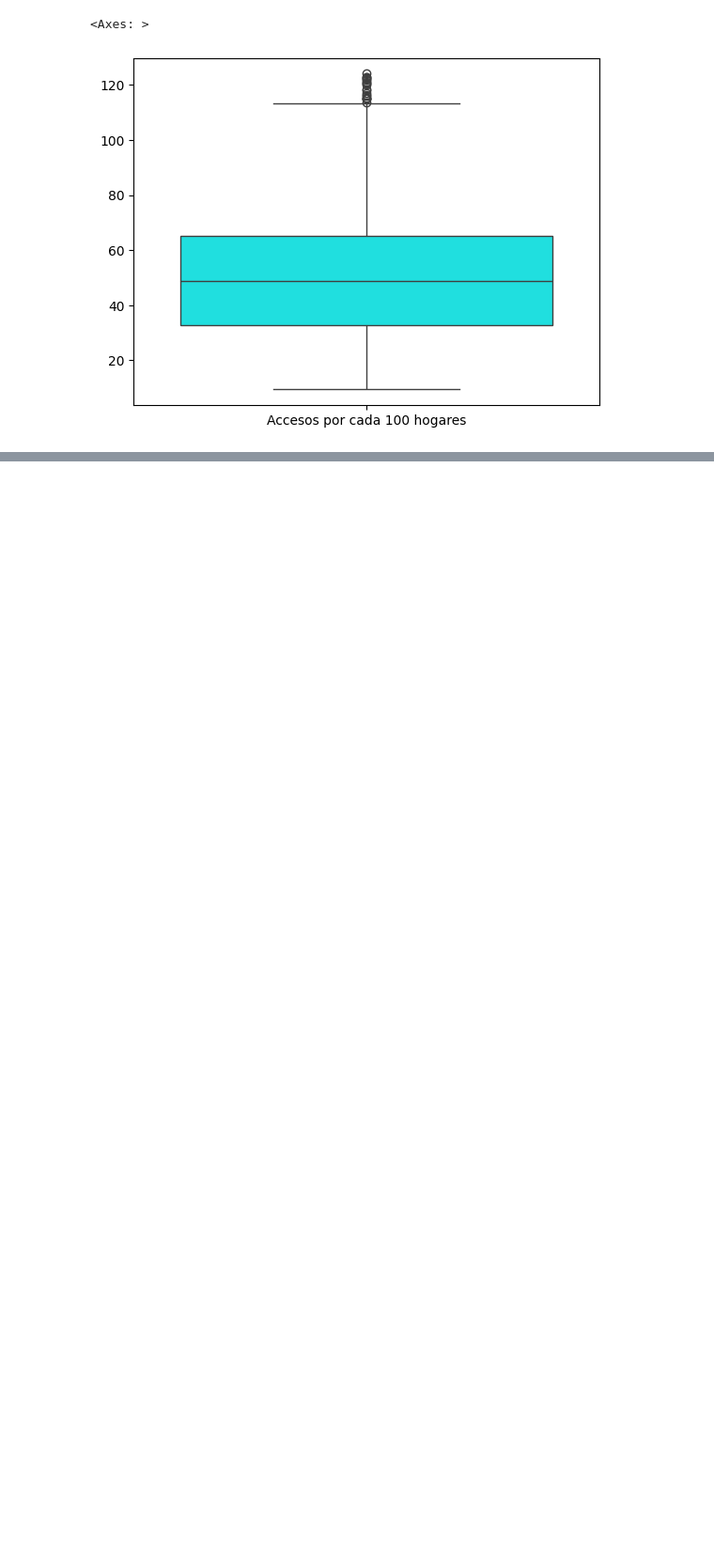
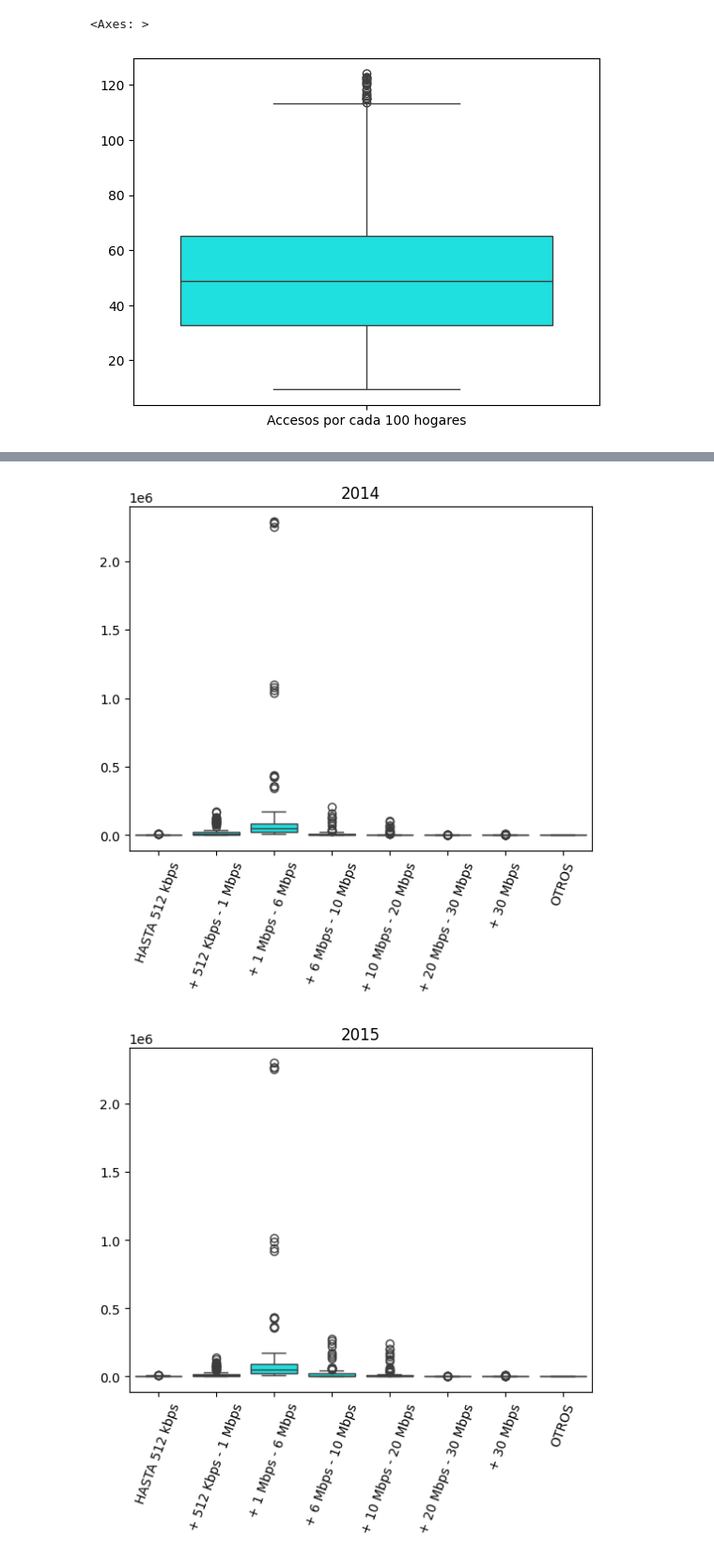
Before and after one commit to Miguel-David-Llanos-Lopez/PI-2-henry, a Jupyter notebook: notebooks/EDA.ipynb, the cells around one changed output, grey strips where cells are left out. Shown at 94% size. Saved outputs shown, nothing was run; the diff lists cells and outputs as text; code cells hidden in the pictures; blank space fills up the shorter version.

```diff
--- a/notebooks/EDA.ipynb
+++ b/notebooks/EDA.ipynb
@@ -8,13 +7,13 @@ from scipy import stats
 # %% [markdown]
 # se cargan las hojas de excel
 # %%
-totales_accesos_tecnologia = pd.read_excel('../data/Internet.xlsx', sheet_name='Totales Accesos Por Tecnología')
-accesos_tecnologia = pd.read_excel('../data/Internet.xlsx', sheet_name='Accesos Por Tecnología')
-totales_accesos_velocidad = pd.read_excel('../data/Internet.xlsx', sheet_name='Totales Accesos por velocidad')
-accesos_velocidad = pd.read_excel('../data/Internet.xlsx', sheet_name='Accesos por velocidad')
-penetracion_totales = pd.read_excel('../data/Internet.xlsx', sheet_name='Penetracion-totales')
-penetracion_poblacion = pd.read_excel('../data/Internet.xlsx', sheet_name='Penetración-poblacion')
-penetracion_hogares = pd.read_excel('../data/Internet.xlsx', sheet_name='Penetracion-hogares')
+totales_accesos_tecnologia = pd.read_excel('../data/entrada/Internet.xlsx', sheet_name='Totales Accesos Por Tecnología')
+accesos_tecnologia = pd.read_excel('../data/entrada/Internet.xlsx', sheet_name='Accesos Por Tecnología')
+totales_accesos_velocidad = pd.read_excel('../data/entrada/Internet.xlsx', sheet_name='Totales Accesos por velocidad')
+accesos_velocidad = pd.read_excel('../data/entrada/Internet.xlsx', sheet_name='Accesos por velocidad')
+penetracion_totales = pd.read_excel('../data/entrada/Internet.xlsx', sheet_name='Penetracion-totales')
+penetracion_poblacion = pd.read_excel('../data/entrada/Internet.xlsx', sheet_name='Penetración-poblacion')
+penetracion_hogares = pd.read_excel('../data/entrada/Internet.xlsx', sheet_name='Penetracion-hogares')
 # %% [markdown]
 # se realiza el ETL
 # %%
@@ -26,7 +25,8 @@ accesos_tecnologia['Trimestre'] = accesos_tecnologia['Trimestre'].apply(lambda x
 #totales_accesos_velocidad no nesesita ninguna transformacion
 accesos_velocidad['OTROS'] = accesos_velocidad['OTROS'].apply(abs)
 # hay un valor negativo lo cual es imposible en este contexto por lo que se usa la funcion de valor absoluto
-#la columna no es nesesaria ya que año y trimestre cumplen su misma funcion
+accesos_velocidad['Año'] = accesos_velocidad['Año'].replace(2024, 2023)
+# en este caso la evidencia circunstancial apunta a que el 2024 no existe en esa tabla por lo que se remplaza por 2023
 penetracion_totales = penetracion_totales.drop(columns='Periodo')
 #penetracion_poblacion no nesesita ninguna transformacion
 #penetracion_hogares no nesesita ninguna transformacion
@@ -138,0 +140,8 @@ podemos ver que hay una gran cantidad de outliers en accesos_velocidad y accesos
+# %%
+for i in range(accesos_velocidad['Año'].iloc[-1],accesos_velocidad['Año'].iloc[0] + 1):
+    plt.xticks(rotation= 70)
+    sns.boxplot(accesos_velocidad[accesos_velocidad['Año'] == i].drop(columns=['Año', 'Trimestre', 'Total']),color='cyan').set(title=str(i))
+    plt.show()
+# %% [output]
+[figure, added]
+[figure, added]
```
Also changed, not shown: parts of 9 cells of this notebook, 2 other files.
